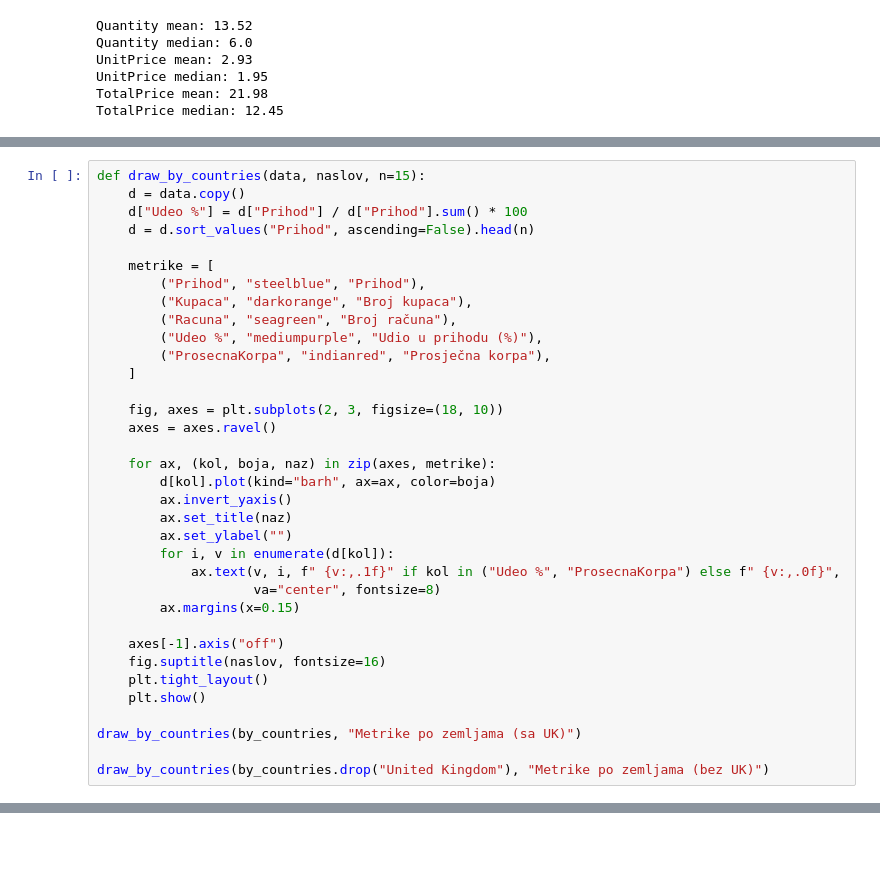
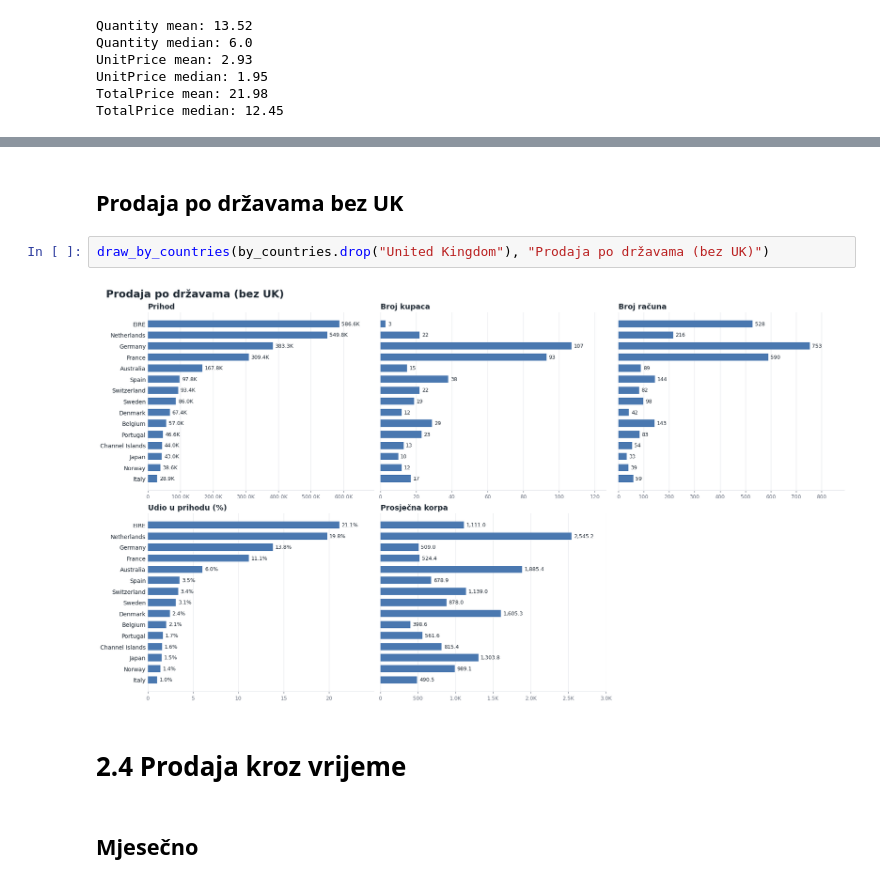
Before and after one commit to aaleksaacic/online-shop-analytics, a Jupyter notebook: notebooks/02_eda.ipynb, the cells around one changed output, grey strips where cells are left out. Cells and saved outputs as stored; diff of their text form; blank space fills up the shorter version.

```diff
--- a/notebooks/02_eda.ipynb
+++ b/notebooks/02_eda.ipynb
@@ -187,38 +178,3 @@ by_countries
 | West Indies | 536.41 | 1 | 1 | 0.003143 | 536.410000 |
 | Saudi Arabia | 145.92 | 1 | 1 | 0.000855 | 145.920000 |
 | Nigeria | 112.57 | 1 | 1 | 0.000660 | 112.570000 |
-# %%
-def draw_by_countries(data, naslov, n=15):
-    d = data.copy()
-    d["Udeo %"] = d["Prihod"] / d["Prihod"].sum() * 100
-    d = d.sort_values("Prihod", ascending=False).head(n)
-
-    metrike = [
-        ("Prihod", "steelblue", "Prihod"),
-        ("Kupaca", "darkorange", "Broj kupaca"),
-        ("Racuna", "seagreen", "Broj računa"),
-        ("Udeo %", "mediumpurple", "Udio u prihodu (%)"),
-        ("ProsecnaKorpa", "indianred", "Prosječna korpa"),
-    ]
-
-    fig, axes = plt.subplots(2, 3, figsize=(18, 10))
-    axes = axes.ravel()
-
-    for ax, (kol, boja, naz) in zip(axes, metrike):
-        d[kol].plot(kind="barh", ax=ax, color=boja)
-        ax.invert_yaxis()
-        ax.set_title(naz)
-        ax.set_ylabel("")
-        for i, v in enumerate(d[kol]):
-            ax.text(v, i, f" {v:,.1f}" if kol in ("Udeo %", "ProsecnaKorpa") else f" {v:,.0f}",
-                    va="center", fontsize=8)
-        ax.margins(x=0.15)
-
-    axes[-1].axis("off")
-    fig.suptitle(naslov, fontsize=16)
-    plt.tight_layout()
-    plt.show()
-
-draw_by_countries(by_countries, "Metrike po zemljama (sa UK)")
-
-draw_by_countries(by_countries.drop("United Kingdom"), "Metrike po zemljama (bez UK)")
@@ -227,0 +241,10 @@ draw_by_countries(by_countries.drop("United Kingdom"), "Metrike po zemljama (bez
+# %% [markdown]
+## Prodaja po državama bez UK
+# %%
+draw_by_countries(by_countries.drop("United Kingdom"), "Prodaja po državama (bez UK)")
+# %% [output]
+[figure, added]
+# %% [markdown]
+# 2.4 Prodaja kroz vrijeme
+# %% [markdown]
+## Mjesečno
```
Also changed, not shown: parts of 39 cells of this notebook.
